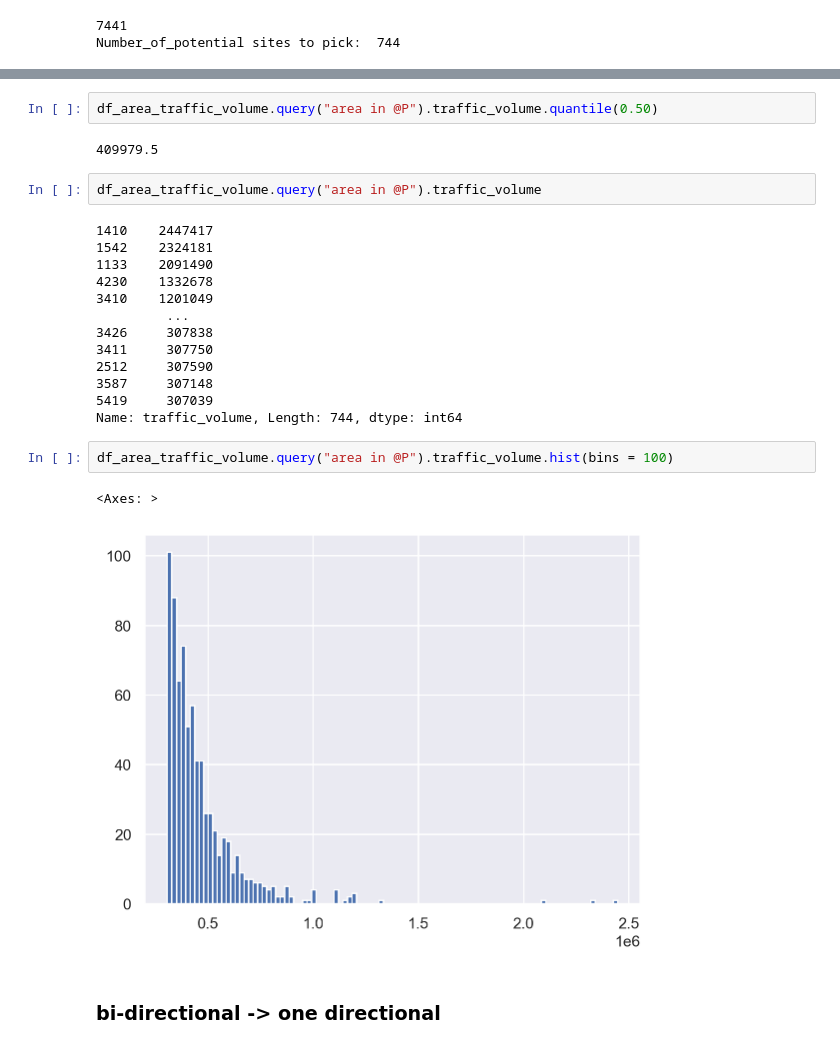
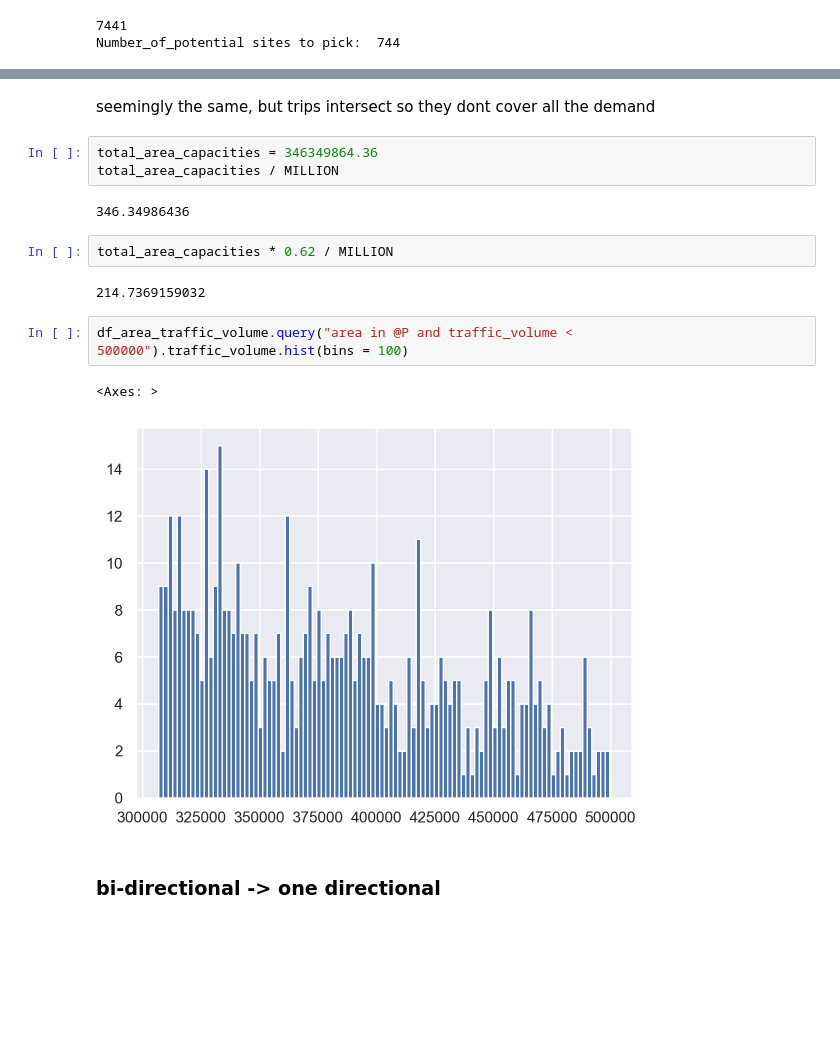
Before and after one commit to ivan-liuliaev/EV_Chargers_Placement_Optimization, a Jupyter notebook: nb_1_data_prep.ipynb, the cells around one changed output, grey strips where cells are left out. Drawn from its saved outputs; the diff is of its cells as text; blank space fills up the shorter version.

```diff
--- a/nb_1_data_prep.ipynb
+++ b/nb_1_data_prep.ipynb
@@ -130,27 +126,19 @@ Number_of_potential sites to pick:  744
-# %%
-df_area_traffic_volume.query("area in @P").traffic_volume.quantile(0.50)
-# %% [output]
-409979.5
-# %%
-df_area_traffic_volume.query("area in @P").traffic_volume
-# %% [output]
-1410    2447417
-1542    2324181
-1133    2091490
-4230    1332678
-3410    1201049
-         ...
-3426     307838
-3411     307750
-2512     307590
-3587     307148
-5419     307039
-Name: traffic_volume, Length: 744, dtype: int64
+# %% [markdown]
+seemingly the same, but trips intersect so they dont cover all the demand
+# %%
+total_area_capacities = 346349864.36
+total_area_capacities / MILLION
+# %% [output]
+346.34986436
+# %%
+total_area_capacities * 0.62 / MILLION
+# %% [output]
+214.7369159032
 # %%
-df_area_traffic_volume.query("area in @P").traffic_volume.hist(bins = 100)
+df_area_traffic_volume.query("area in @P and traffic_volume < 500000").traffic_volume.hist(bins = 100)
 # %% [output]
 <Axes: >
-[figure, old version]
+[figure, new version]
 # %% [markdown]
 ### bi-directional -> one directional
 # %%
```
Also changed, not shown: parts of 2 cells of this notebook, 9 other files.
